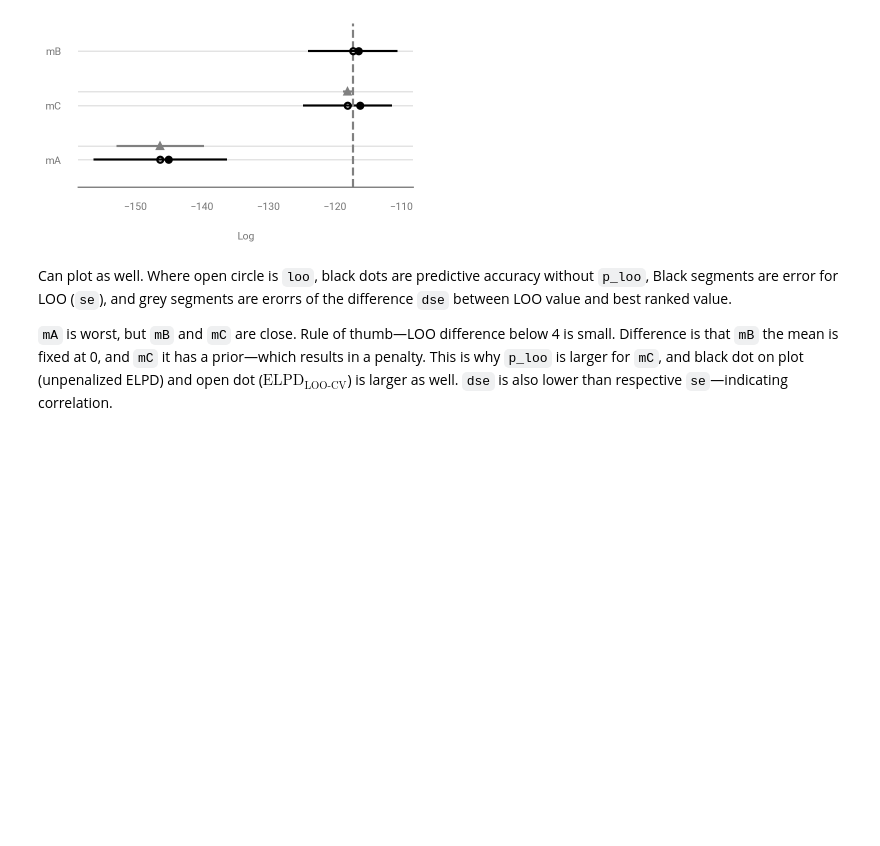
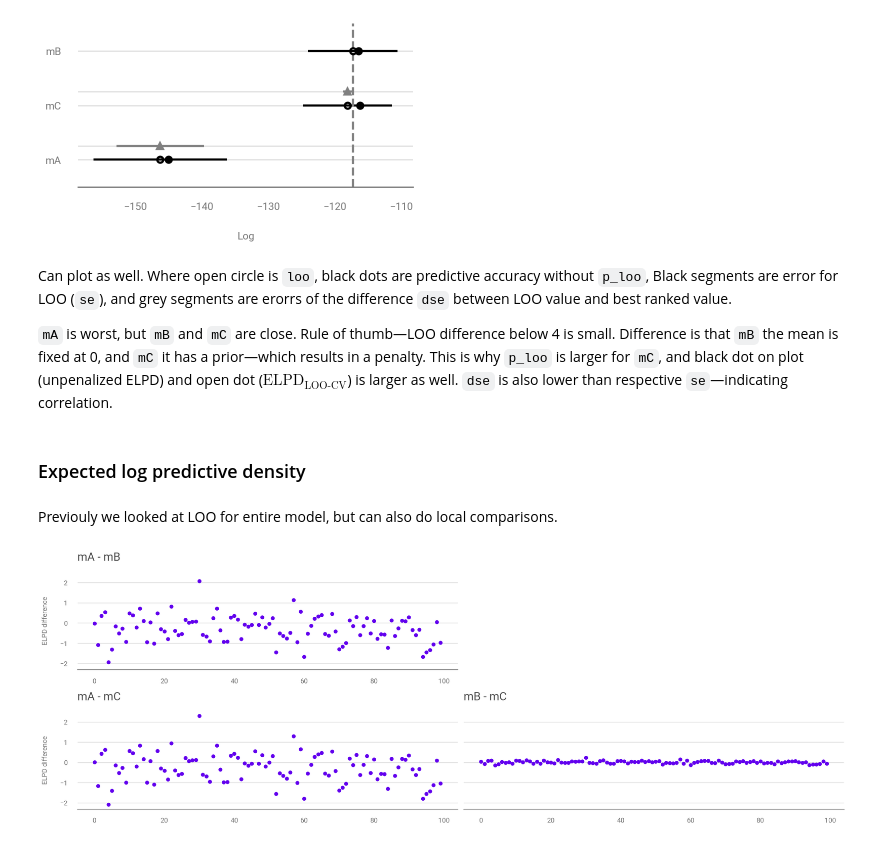
Before and after one commit to paw-lu/bayesian-modeling-computation-python, a Jupyter notebook: notebooks/2_exploratory_analysis_of_bayesian_models.ipynb, the cells around one changed output. Cells and saved outputs as stored; diff of their text form; code cells hidden in the pictures; blank space fills up the shorter version.

Commit message:
:memo: Complete LOO and model averaging

```diff
--- a/notebooks/2_exploratory_analysis_of_bayesian_models.ipynb
+++ b/notebooks/2_exploratory_analysis_of_bayesian_models.ipynb
@@ -561,3 +561,14 @@ is larger as well.
 `dse` is also lower
 than respective `se`—indicating
 correlation.
+# %% [markdown]
+### Expected log predictive density
+# %% [markdown]
+Previouly we looked at LOO for entire model,
+but can also do local comparisons.
+# %%
+_, axes = plt.subplots(2, 2, figsize=(20, 7), sharey=True)
+az.plot_elpd(idatas_cmp, ax=axes)
+plt.tight_layout();
+# %% [output]
+[figure, added]
```
Also changed, not shown: parts of 12 cells of this notebook, 1 other file.
